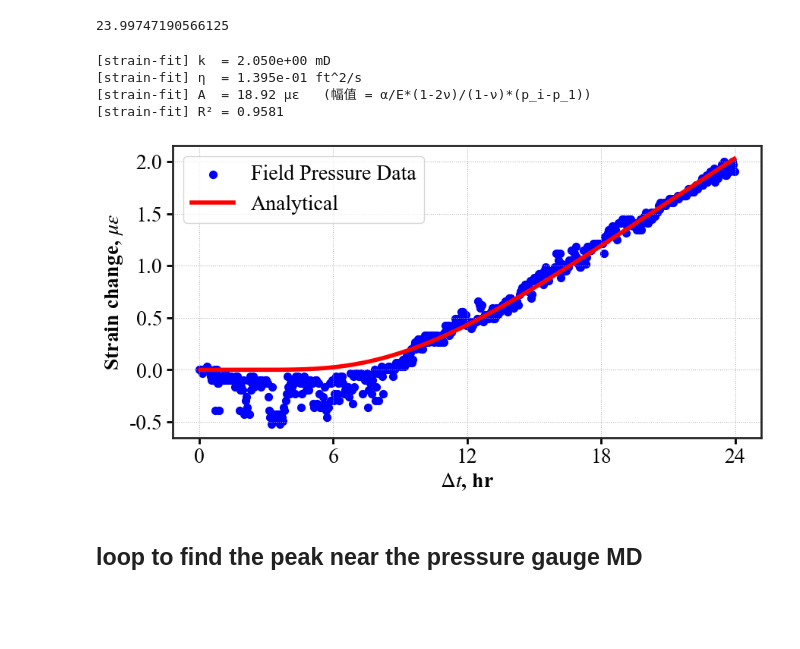
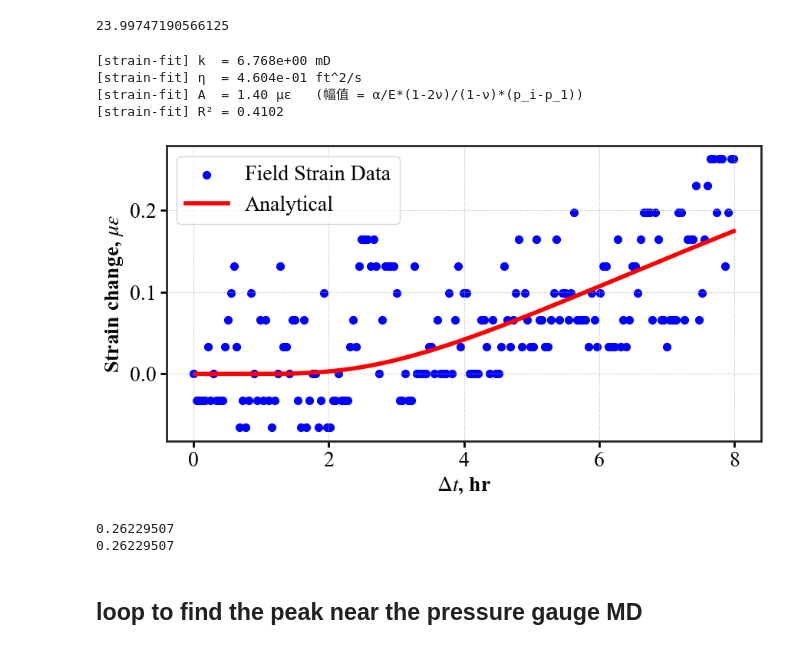
Before and after one commit to felix-mao-1516/plot-for-research-, a Jupyter notebook: 7. pressure_strain_matching.ipynb, the cells around one changed output. Drawn from its saved outputs; the diff is of its cells as text; code cells hidden in the pictures; blank space fills up the shorter version.

```diff
--- a/7. pressure_strain_matching.ipynb
+++ b/7. pressure_strain_matching.ipynb
@@ -783,7 +808,7 @@ ct_per_psi = 1.94e-5     # 体积压缩系数 [1/psi]
 # 拟合（按需要可放宽 k 范围）
 k_best_mD, A_best_psi, R2, (t_used, yhat) = fit_A_k_dual(
     t_sec, y_psi, x_ft, mu_cP, phi, ct_per_psi,
-    k_bounds=(40, 80.0), return_curve=True
+    k_bounds=(1, 80.0), return_curve=True
 )
 
 eta_best = diffusivity_ft2_per_s(k_best_mD, mu_cP, phi, ct_per_psi)
@@ -912,7 +945,7 @@ error(ft):   [-0.03441075  0.04269877  0.03942005]
 # %%
 #选某个深度（列），可在后面的idx[1]进行加或者减
-cols = dstrain[:, idx[1]+1]   #0-6   [1]+1   [2]+1    # shape = (N_time, len(targets))
-cols = dstrain[:, 38944] #38944  #45900
+cols = dstrain[:, idx[0]]   #0-6   [1]+1   [2]+1    # shape = (N_time, len(targets))
+cols = dstrain[:, 47553] #38944  #45900
 #随着生产的进行，裂缝闭合，应变变小（绝对值变大），比如从-1变成-5
 cols = -1 * cols
 # cols = dstrain[:, idx [1]-86]                 # shape = (N_time, len(targets))
@@ -1360,11 +1410,14 @@ error(ft):   [0.03730469]
 # %%
 #选某个深度（列），可在后面的idx[1]进行加或者减
 cols = dstrain[:, idx[0]]   #0-6   [1]+1   [2]+1    # shape = (N_time, len(targets))
+cols = dstrain[:, 45876]
+
 #随着生产的进行，裂缝闭合，应变变小（绝对值变大），比如从-1变成-5
 cols = -1 * cols
 # cols = dstrain[:, idx [1]-86]                 # shape = (N_time, len(targets))
 # cols*=-1
 
+
 length = len(cols)
 print(f"读取 {length} 条记录")
 print("cols", cols)
@@ -1381,8 +1435,15 @@ ds = pd.to_datetime(pd.Series(date_str.astype(str)), format='%m/%d/%Y %H:%M:%S.%
 
 # ---- 3) 设定你要显示的时间段（同一时区！）----
 start = pd.Timestamp("2022-06-02 08:00:00")
-end   = pd.Timestamp("2022-06-03 08:00:00")
-# end   = pd.Timestamp("2022-06-02 16:00:00")
+# end   = pd.Timestamp("2022-06-03 08:00:00")
+end   = pd.Timestamp("2022-06-02 16:00:00")
+# end   = pd.Timestamp("2022-06-02 14:00:00")
+
+
+# start = pd.Timestamp("2022-06-02 16:00:00")
+# end   = pd.Timestamp("2022-06-03 00:00:00")
+
+
 
 # start = pd.Timestamp("2022-03-15 09:00:00")
 # end   = pd.Timestamp("2022-03-21 18:00:00")
@@ -1640,7 +1701,7 @@ ct_per_psi   = 1.94e-5     # 总压缩系数 [1/psi]
 # ================== 执行拟合并叠加到现有散点图 ==================
 k_best, A_best, R2, (t_used, yhat) = fit_A_k_strain(
     t_sec, y_ueps, dis_ft, mu_cP, phi, ct_per_psi,
-    k_bounds=(1e-6, 1e3), return_curve=True
+    k_bounds=(1e-6, 100), return_curve=True
 )
 eta_best = diffusivity_ft2_per_s(k_best, mu_cP, phi, ct_per_psi)
 
@@ -1653,45 +1714,58 @@ print(f"[strain-fit] R² = {R2:.4f}")
 def _sec_to_hms(x, pos=None):
     h = int(x // 3600); m = int((x % 3600)//60); s = int(x % 60)
     return f"{h:02d}:{m:02d}:{s:02d}"
 
 fig2, ax2 = plt.subplots(figsize=(10,5))
-ax2.scatter(t_sel, y_ueps, s=50, label='Field Pressure Data', color='blue')
+ax2.scatter(t_sel, y_ueps, s=50, label='Field Strain Data', color='blue')
 
 t_used_dt = pd.to_datetime(t_used, unit='s', origin=t0)
 ax2.plot(t_used_dt, yhat, lw=4, color='red',
          label='Analytical')
         #  label=f"fit: k={k_best:.2e} mD, A={A_best:.1f} με, R²={R2:.3f}")
 
 ax2.xaxis.set_major_formatter(mdates.DateFormatter('%m/%d\n%H:%M'))
 ax2.xaxis.set_major_locator(mdates.HourLocator(interval=4))
 # ax2.xaxis.set_major_formatter(FuncFormatter(_sec_to_hms))
 # ax2.set_xticks([0, 7200,  14400,  21600, 28800])
 # ax2.set_xticklabels(['0','2','4','6','8'])
 # ax2.set_xlabel(r'$\Delta t$, hr')
 
 start = datetime.datetime(2022, 6, 2, 8, 0)
-# end   = datetime.datetime(2022, 6, 2, 16, 0)
-end   = datetime.datetime(2022, 6, 3, 8, 0)
+end   = datetime.datetime(2022, 6, 2, 16, 0)
+# end   = datetime.datetime(2022, 6, 2, 14, 0)
+# end   = datetime.datetime(2022, 6, 3, 8, 0)
 
-# ticks = pd.date_range(start, end, freq='2h')  # 每 4 小时一个
-ticks = pd.date_range(start, end, freq='6h')  # 每 4 小时一个
+# start = datetime.datetime(2022, 6, 2, 16, 0)
+# end   = datetime.datetime(2022, 6, 3, 0, 0)
+
+
+
+ticks = pd.date_range(start, end, freq='2h')  # 每 4 小时一个
+# ticks = pd.date_range(start, end, freq='6h')  # 每 4 小时一个
 
 ax2.set_xticks(ticks)
-# ax2.set_xticklabels(['0','2','4','6','8'])
-ax2.set_xticklabels(['0','6','12','18','24'])
+ax2.set_xticklabels(['0','2','4','6','8'])
+# ax2.set_xticklabels(['0','2','4','6'])
+# ax2.set_xticklabels(['0','6','12','18','24'])
 ax2.set_xlabel(r'$\Delta t$, hr')
 
 ax2.set_ylabel(r"Strain change, $\mu\varepsilon$")
 ax2.legend()
 ax2.grid(True, which='both', linestyle=':', linewidth=0.75)
 # plt.tight_layout()
 plt.show()
 # %% [output]
-[strain-fit] k  = 2.050e+00 mD
-[strain-fit] η  = 1.395e-01 ft^2/s
-[strain-fit] A  = 18.92 με   (幅值 = α/E*(1-2ν)/(1-ν)*(p_i-p_1))
-[strain-fit] R² = 0.9581
+[strain-fit] k  = 6.768e+00 mD
+[strain-fit] η  = 4.604e-01 ft^2/s
+[strain-fit] A  = 1.40 με   (幅值 = α/E*(1-2ν)/(1-ν)*(p_i-p_1))
+[strain-fit] R² = 0.4102
-[figure, old version]
+[figure, new version]
+# %%
+print(max(strian_sel))
+print(strian_sel[-1])
+# %% [output]
+0.26229507
+0.26229507
 # %% [markdown]
 ## loop to find the peak near the pressure gauge MD
 # %%
```
Also changed, not shown: parts of 18 cells of this notebook, 10 other files.
